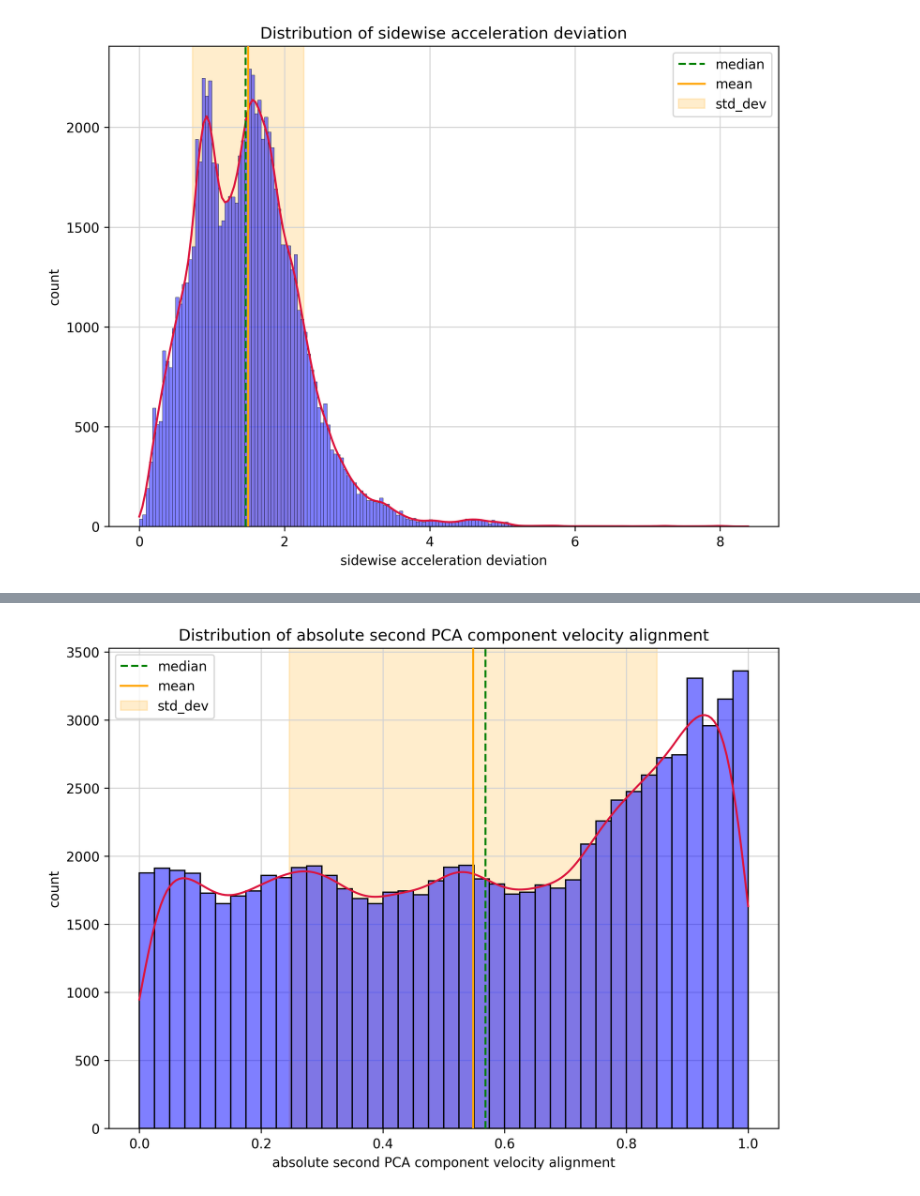
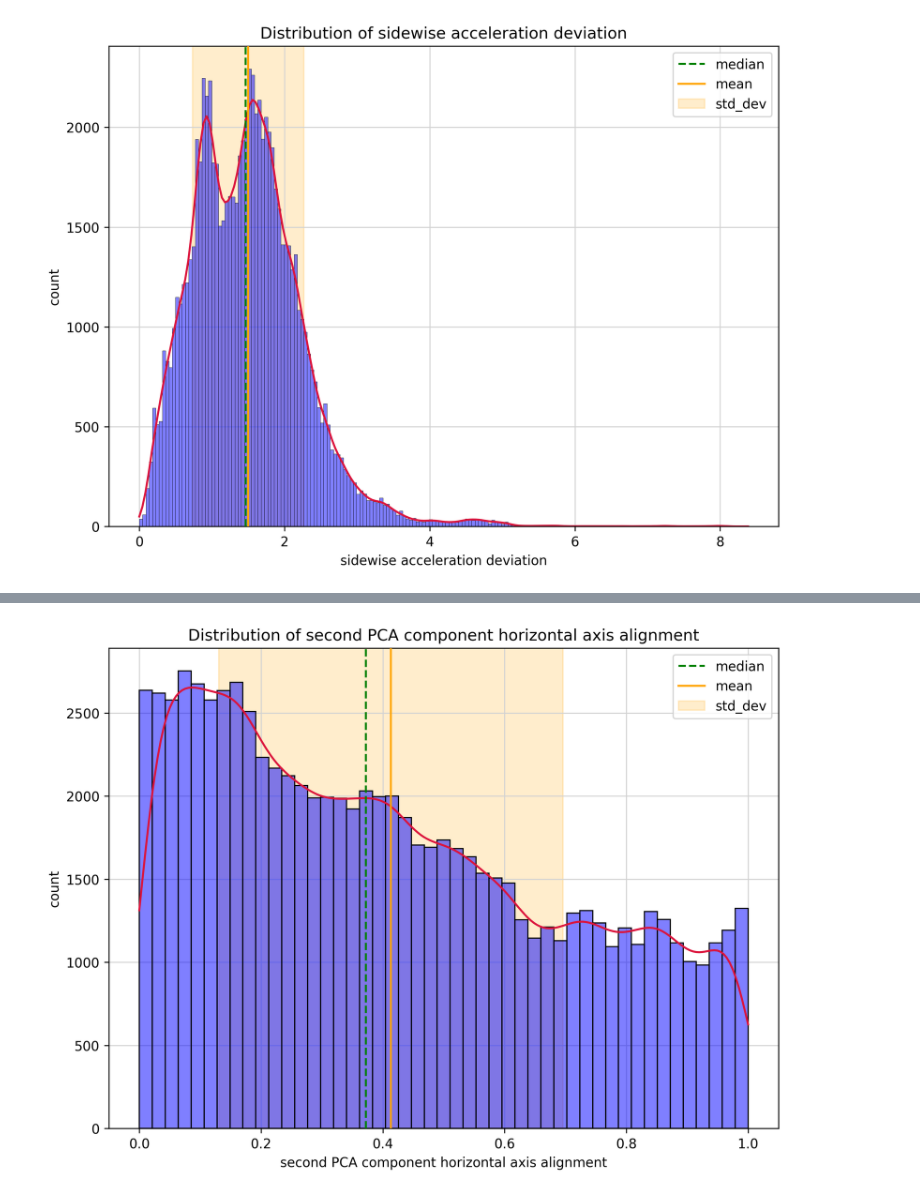
Before and after one commit to louisvonleitner/geese-orderedness, a Jupyter notebook: order_data.ipynb, the cells around one changed output, grey strips where cells are left out. Drawn from its saved outputs; the diff is of its cells as text; code cells hidden in the pictures.

```diff
--- a/order_data.ipynb
+++ b/order_data.ipynb
@@ -357,0 +362,36 @@ plt.show()
+# %%
+values = metric_arrays["first_pca_component_z_axis_alignment"]
+
+
+values = values[np.isfinite(values)]
+mean = np.mean(values)
+mean = np.mean(values)
+median = np.median(values)
+std_dev = np.std(values)
+
+
+fig = plt.figure(figsize=(8, 6), dpi=300)
+
+ax = sns.histplot(values, color="blue", kde=True, zorder=2)
+
+
+for line in ax.lines:
+    line.set_color('crimson')
+
+plt.grid(color="lightgrey", zorder=0)
+
+ax.axvline(median, color='green', label='median', linestyle='--', zorder=3)
+ax.axvline(mean, color='orange', label='mean', linestyle='-', zorder=3)
+ax.axvspan(mean - std_dev, mean + std_dev, color='orange', alpha=0.2, zorder=1, label='std_dev')
+
+
+
+# figure prettiness
+plt.title('Distribution of first PCA component z-axis alignment')
+plt.xlabel('first PCA component z-axis alignment')
+plt.ylabel('count')
+plt.legend()
+
+plt.tight_layout()
+
+plt.show()
@@ -395,38 +437,38 @@ plt.show()
 # %%
-values = metric_arrays['second_pca_component_velocity_alignment']
+values = metric_arrays["second_pca_component_horizontal_axis_alignment"]
 
-values = np.abs(values)
+
 values = values[np.isfinite(values)]
 mean = np.mean(values)
 mean = np.mean(values)
 median = np.median(values)
 std_dev = np.std(values)
 
 
 fig = plt.figure(figsize=(8, 6), dpi=300)
 
 ax = sns.histplot(values, color="blue", kde=True, zorder=2)
 
 
 for line in ax.lines:
     line.set_color('crimson')
 
 plt.grid(color="lightgrey", zorder=0)
 
 ax.axvline(median, color='green', label='median', linestyle='--', zorder=3)
 ax.axvline(mean, color='orange', label='mean', linestyle='-', zorder=3)
 ax.axvspan(mean - std_dev, mean + std_dev, color='orange', alpha=0.2, zorder=1, label='std_dev')
 
 
 
 # figure prettiness
-plt.title('Distribution of absolute second PCA component velocity alignment')
-plt.xlabel('absolute second PCA component velocity alignment')
+plt.title('Distribution of second PCA component horizontal axis alignment')
+plt.xlabel('second PCA component horizontal axis alignment')
 plt.ylabel('count')
 plt.legend()
 
 plt.tight_layout()
 
 plt.show()
 # %% [output]
-[figure, old version]
+[figure, new version]
```
Also changed, not shown: parts of 8 cells of this notebook, 3 other files.
